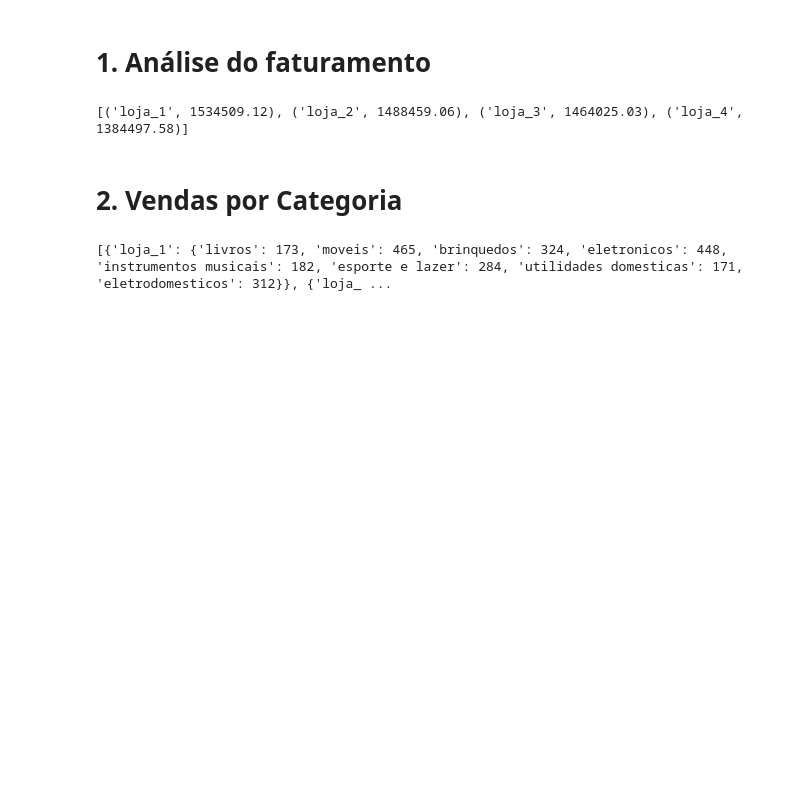
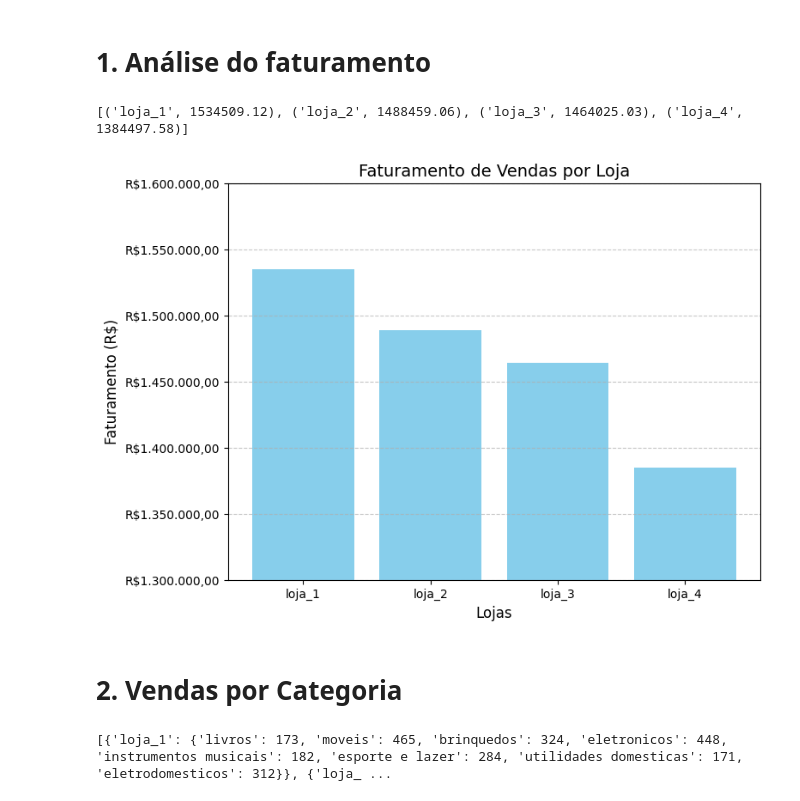
Before and after one commit to gabrielScript-dev/challenge-alura-store, a Jupyter notebook: AluraStoreBr.ipynb, the cells around one changed output. Drawn from its saved outputs; the diff is of its cells as text; code cells hidden in the pictures; blank space fills up the shorter version.

Commit message:
add graphics

```diff
--- a/AluraStoreBr.ipynb
+++ b/AluraStoreBr.ipynb
@@ -54,6 +55,27 @@ faturamentos = calcular_faturamento(lista_lojas=dados_lojas)
 print(faturamentos)
 # %% [output]
 [('loja_1', 1534509.12), ('loja_2', 1488459.06), ('loja_3', 1464025.03), ('loja_4', 1384497.58)]
+# %%
+from matplotlib.ticker import FuncFormatter
+
+def formatar_valores(valor, pos):
+    return f'R${valor:,.2f}'.replace(',', 'X').replace('.', ',').replace('X', '.')
+
+formatter = FuncFormatter(formatar_valores)
+
+plt.figure(figsize=(8, 6))
+plt.bar(nomes_lojas, valores_faturamento, color='skyblue')
+plt.title('Faturamento de Vendas por Loja', fontsize=14)
+plt.xlabel('Lojas', fontsize=12)
+plt.ylabel('Faturamento (R$)', fontsize=12)
+plt.xticks(fontsize=10)
+plt.yticks(fontsize=10)
+plt.ylim(1300000, 1600000)
+plt.gca().yaxis.set_major_formatter(formatter)
+plt.grid(axis='y', linestyle='--', alpha=0.7)
+plt.show()
+# %% [output]
+[figure, added]
 # %% [markdown]
 # 2. Vendas por Categoria
 # %%
```
Also changed, not shown: parts of 6 cells of this notebook.
